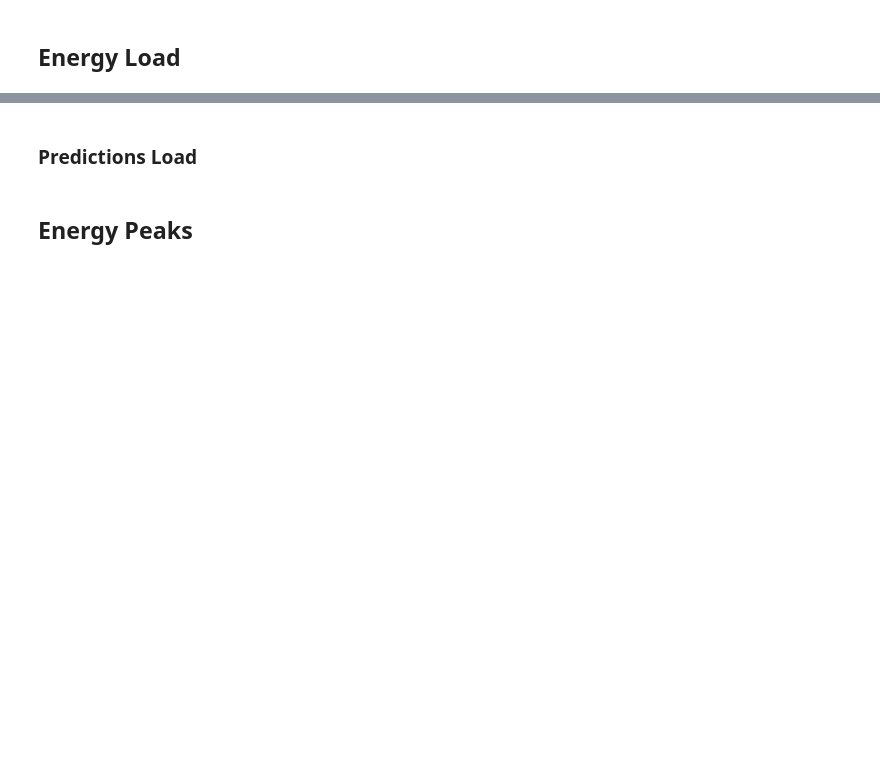
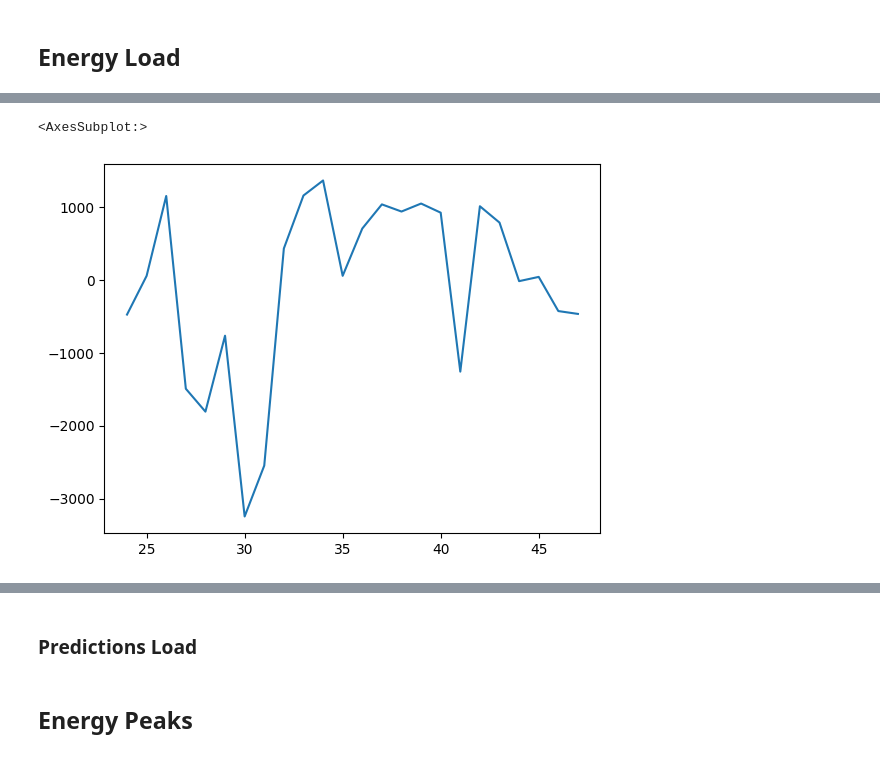
Before and after one commit to mepfel/majwo, a Jupyter notebook: predictibality_model_python/analysis.ipynb, the cells around one changed output, grey strips where cells are left out. Cells and saved outputs as stored; diff of their text form; code cells hidden in the pictures; blank space fills up the shorter version.

```diff
--- a/predictibality_model_python/analysis.ipynb
+++ b/predictibality_model_python/analysis.ipynb
@@ -88,6 +90,15 @@ FigureWidgetResampler({
                          'type': 'date'},
                'yaxis': {'linewidth': 1.5, 'mirror': True, 'showline': True, 'title': {'text': 'y'}}}
 })
+# %%
+residuals = forecast.yhat1 - forecast.y
+# %%
+residuals = residuals.dropna()
+# %%
+residuals.plot()
+# %% [output]
+<AxesSubplot:>
+[figure, added]
 # %%
 # Create a new dataframe reaching (NUMBER OF TEST) into the future for our forecast, n_historic_predictions also shows historic data
 n = len(df_test)
```
Also changed, not shown: parts of 13 cells of this notebook.
